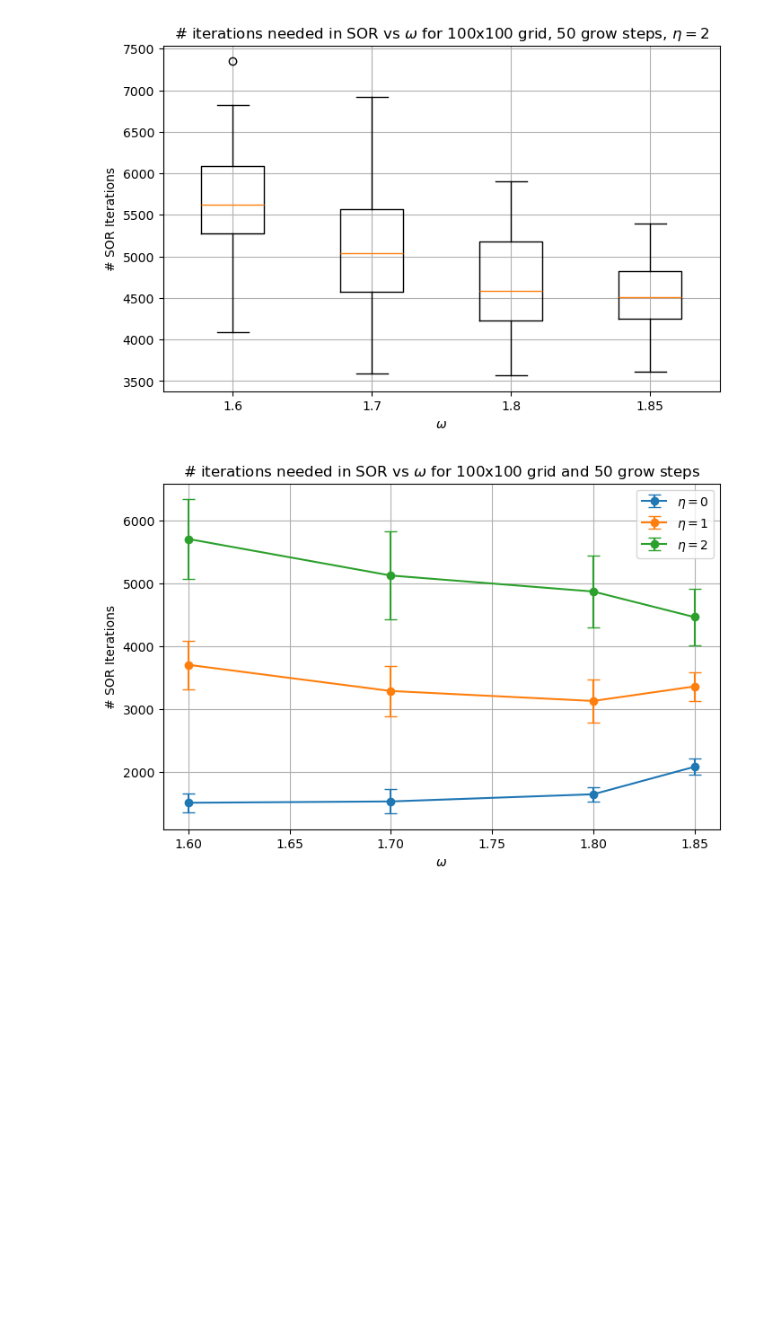
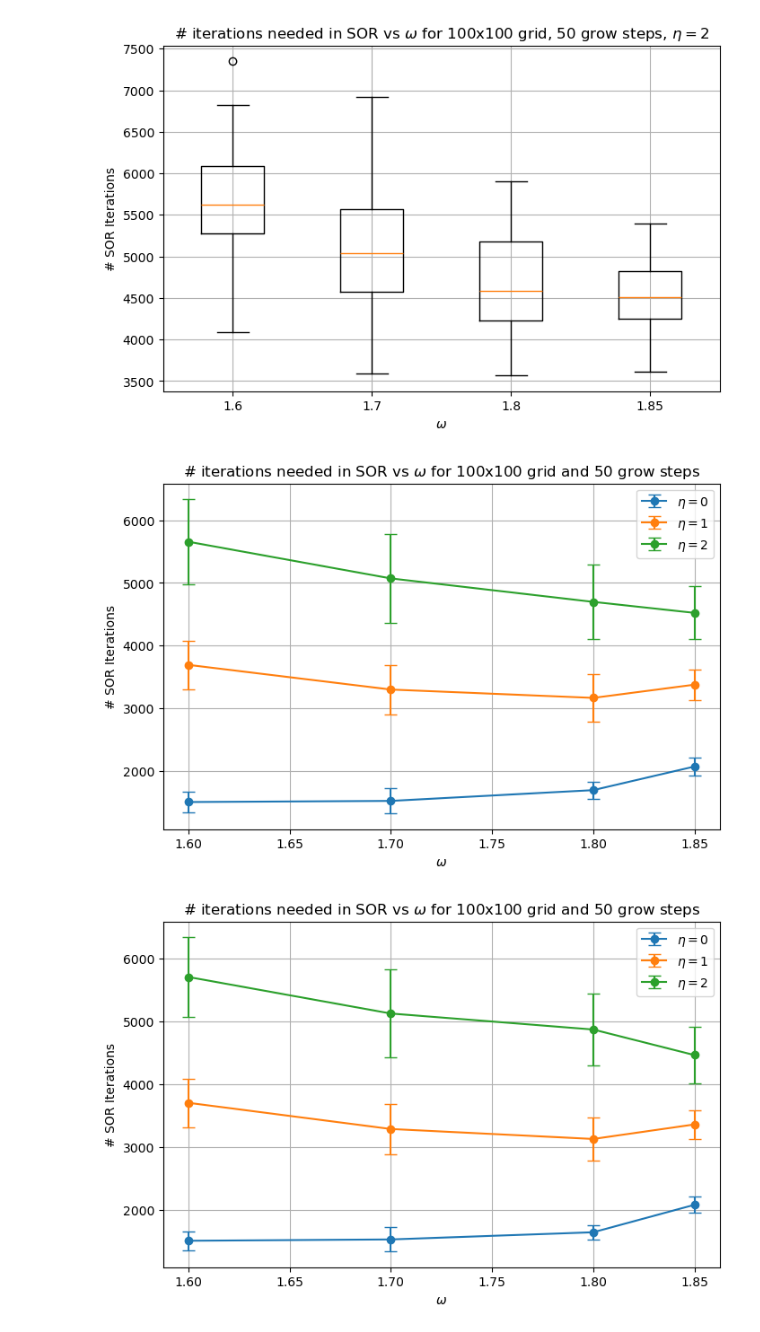
Before and after one commit to kingilsildor/CLS-Scientific_Computing-Assignment2, a Jupyter notebook: interface.ipynb, the cells around one changed output. Saved outputs shown, nothing was run; the diff lists cells and outputs as text; code cells hidden in the pictures; blank space fills up the shorter version.

Commit message:
Plot of 60 simulations means

```diff
--- a/interface.ipynb
+++ b/interface.ipynb
@@ -102,6 +102,32 @@ results_omegas_eta_2_pt1_pt2 = np.concatenate((results_omegas_eta_2, results_ome
 plot_omega_comparison(results_omegas_eta_2_pt1_pt2, omegas, eta, save=True, filename="omega_comparison_eta_2_60_simulations.png")
 # %% [output]
 [figure]
+# %%
+# Combined 60 simulations
+import matplotlib.pyplot as plt
+
+means_0 = np.mean(np.array(results_omegas_eta_0_pt1_pt2), axis=0)
+stds_0 = np.std(np.array(results_omegas_eta_0_pt1_pt2), axis=0)
+
+means_1 = np.mean(np.array(results_omegas_eta_1_pt1_pt2), axis=0)
+stds_1 = np.std(np.array(results_omegas_eta_1_pt1_pt2), axis=0)
+
+means_2 = np.mean(np.array(results_omegas_eta_2_pt1_pt2), axis=0)
+stds_2 = np.std(np.array(results_omegas_eta_2_pt1_pt2), axis=0)
+
+plt.figure(figsize=(8, 5))
+plt.errorbar(omegas, means_0, yerr=stds_0, fmt='o-', capsize=5, label=r'$\eta = 0$')
+plt.errorbar(omegas, means_1, yerr=stds_1, fmt='o-', capsize=5, label=r'$\eta = 1$')
+plt.errorbar(omegas, means_2, yerr=stds_2, fmt='o-', capsize=5, label=r'$\eta = 2$')
+plt.xlabel(r'$\omega$')
+plt.ylabel('# SOR Iterations')
+plt.title(r'# iterations needed in SOR vs $\omega$ for 100x100 grid and 50 grow steps')
+plt.legend()
+plt.grid(True)
+plt.savefig("omega_vs_sor_mean_60_simulations.png", dpi=300, bbox_inches='tight')
+plt.show()
+# %% [output]
+[figure, added]
 # %%
 import matplotlib.pyplot as plt
 
```
Also changed, not shown: 1 other file.
